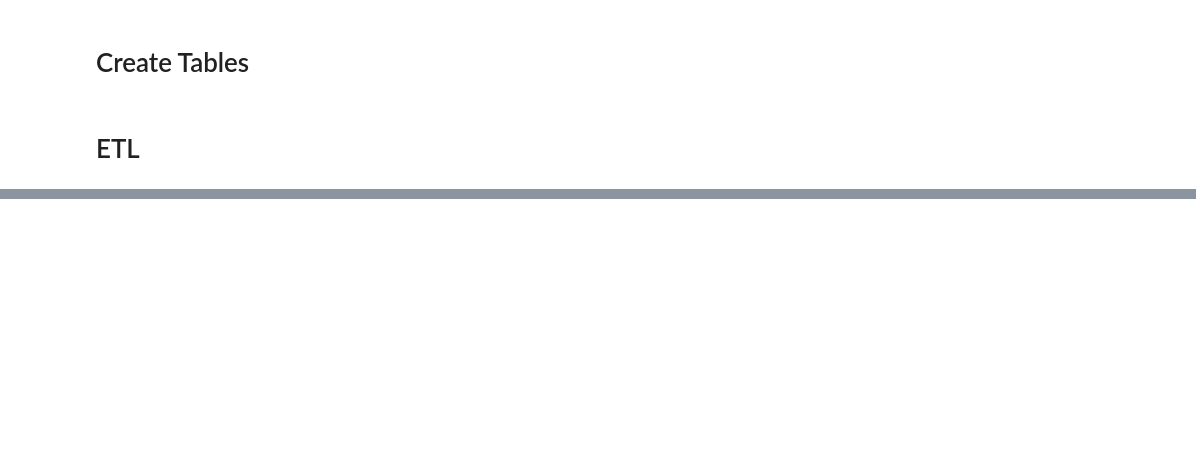
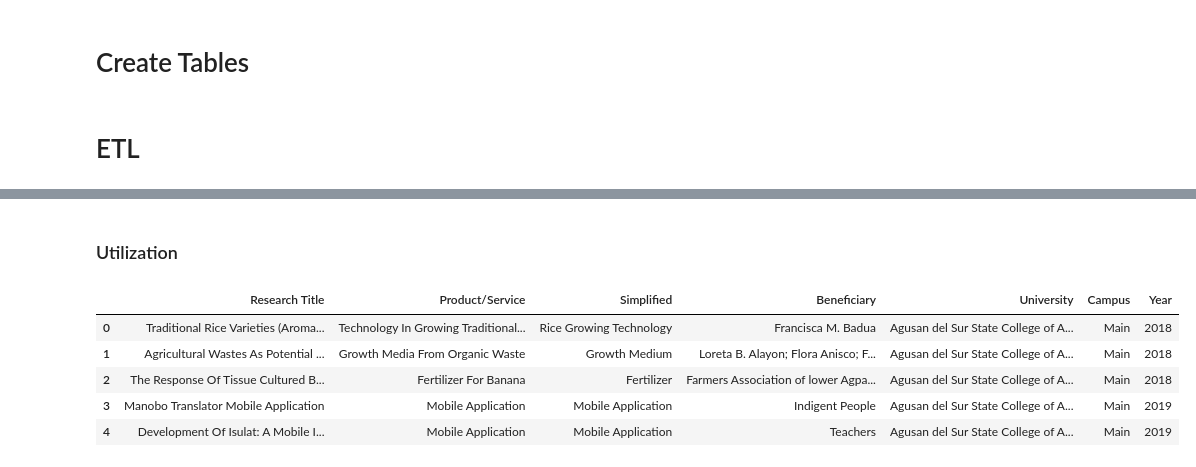
Before and after one commit to pgplarosa/herd-backend, a Jupyter notebook: notebooks/etl.ipynb, the cells around one changed output, grey strips where cells are left out. Saved outputs shown, nothing was run; the diff lists cells and outputs as text; code cells hidden in the pictures; blank space fills up the shorter version.

Commit message:
added patents and utilization core and updated db path

```diff
--- a/notebooks/etl.ipynb
+++ b/notebooks/etl.ipynb
@@ -471,3 +528,16 @@ def process_research_profile(cur, conn, res_prof):
     conn.commit()
 
 process_research_profile(cur, conn, res_prof)
+# %% [markdown]
+### Utilization
+# %%
+# load data from source
+utils = pd.read_excel('../data/cleaned/utilization.xlsx')
+display(utils.iloc[:, 2:].head())
+# %% [output]
+|  | Research Title | Product/Service | Simplified | Beneficiary | University | Campus | Year |
+| 0 | Traditional Rice Varieties (Aroma... | Technology In Growing Traditional... | Rice Growing Technology | Francisca M. Badua | Agusan del Sur State College of A... | Main | 2018 |
+| 1 | Agricultural Wastes As Potential ... | Growth Media From Organic Waste | Growth Medium | Loreta B. Alayon; Flora Anisco; F... | Agusan del Sur State College of A... | Main | 2018 |
+| 2 | The Response Of Tissue Cultured B... | Fertilizer For Banana | Fertilizer | Farmers Association of lower Agpa... | Agusan del Sur State College of A... | Main | 2018 |
+| 3 | Manobo Translator Mobile Application | Mobile Application | Mobile Application | Indigent People | Agusan del Sur State College of A... | Main | 2019 |
+| 4 | Development Of Isulat: A Mobile I... | Mobile Application | Mobile Application | Teachers | Agusan del Sur State College of A... | Main | 2019 |
```
Also changed, not shown: parts of 15 cells of this notebook, 10 other files.
